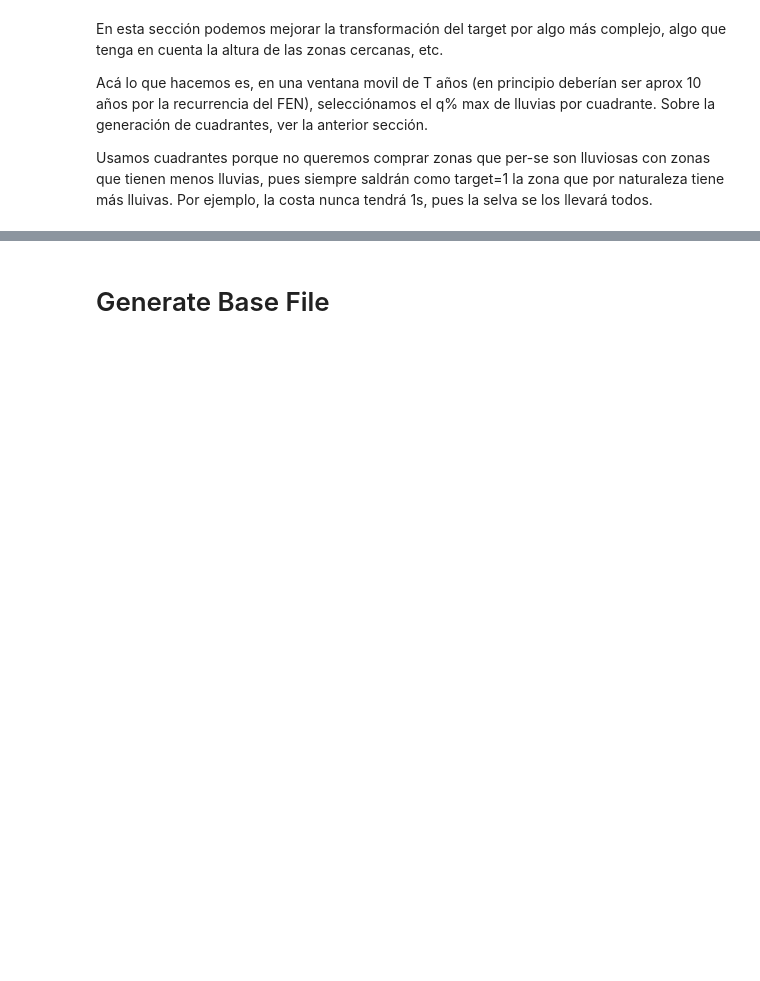
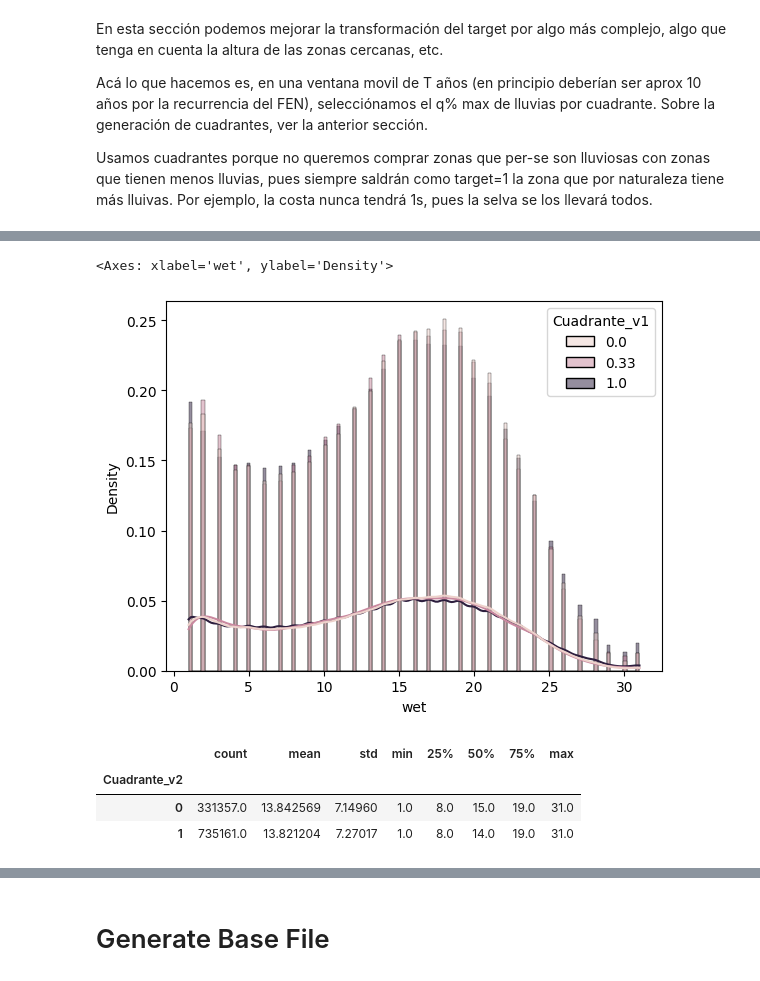
Before and after one commit to gabodabo-uno/DLA2501---Deep-Learning-Avanzado, a Jupyter notebook: Flood forecasting/3. Programas/02_Save_Gridded_TimeSeries.ipynb, the cells around one changed output, grey strips where cells are left out. Saved outputs shown, nothing was run; the diff lists cells and outputs as text; code cells hidden in the pictures; blank space fills up the shorter version.

```diff
--- a/Flood forecasting/3. Programas/02_Save_Gridded_TimeSeries.ipynb
+++ b/Flood forecasting/3. Programas/02_Save_Gridded_TimeSeries.ipynb
@@ -478,4 +527,11 @@ casos = [
     (consol_df['lat'] <= fun_2(consol_df['lon'])) # Sierra
          ]
 resultados = [0, 0.33]
-consol_df['Cuadrante'] = np.select(casos, resultados, default=1) # El default es la selva
+consol_df['Cuadrante_v1'] = np.select(casos, resultados, default=1) # El default es la selva
+
+
+casos = [
+    consol_df['lat'] <= fun_1(consol_df['lon']) # costa
+         ]
+resultados = [0]
+consol_df['Cuadrante_v2'] = np.select(casos, resultados, default=1) # El Sierra y selva
@@ -534,0 +570,12 @@ Usamos cuadrantes porque no queremos comprar zonas que per-se son lluviosas con
+# %%
+sns.histplot(data=consol_df, x='wet', hue='Cuadrante_v1', kde=True, stat='density', common_norm=False)
+# %% [output]
+<Axes: xlabel='wet', ylabel='Density'>
+[figure, added]
+# %%
+consol_df.groupby('Cuadrante_v2')['wet'].describe()
+# %% [output]
+|  | count | mean | std | min | 25% | 50% | 75% | max |
+| Cuadrante_v2 |  |  |  |  |  |  |  |  |
+| 0 | 331357.0 | 13.842569 | 7.14960 | 1.0 | 8.0 | 15.0 | 19.0 | 31.0 |
+| 1 | 735161.0 | 13.821204 | 7.27017 | 1.0 | 8.0 | 14.0 | 19.0 | 31.0 |
```
Also changed, not shown: parts of 20 cells of this notebook, 1 other file.
